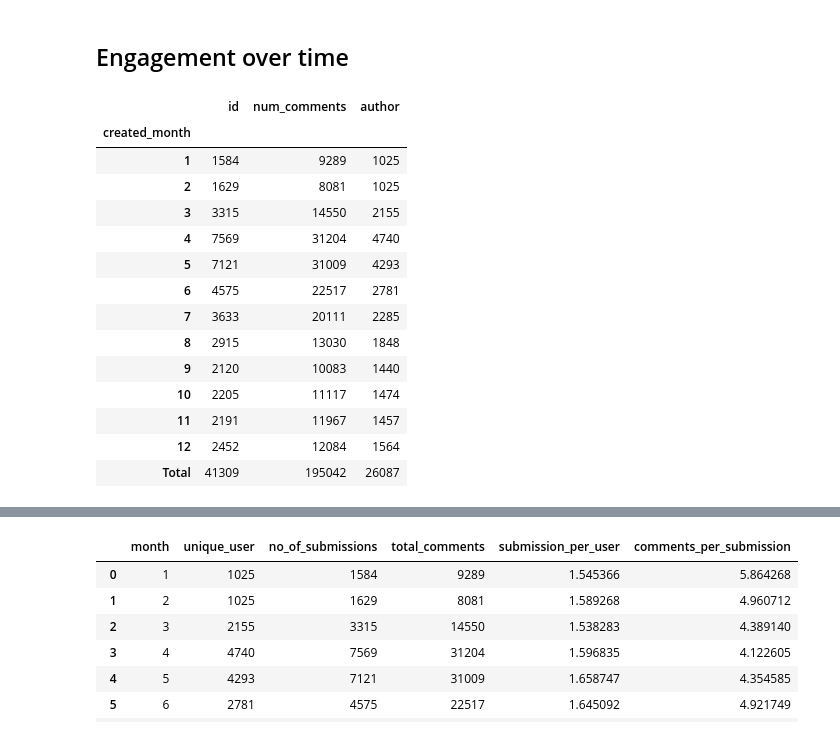
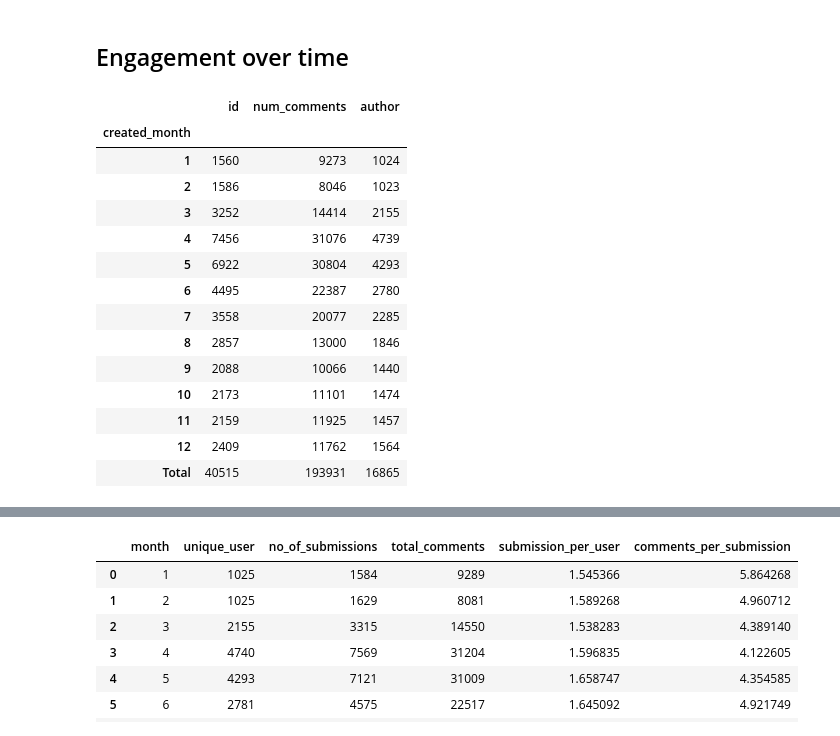
Before and after one commit to Lisa-Ho/breadit, a Jupyter notebook: notebooks/lockdown-baking-part-2-data-cleaning-classification.ipynb, the cells around one changed output, grey strips where cells are left out. Drawn from its saved outputs; the diff is of its cells as text; code cells hidden in the pictures.

Commit message:
removed duplicates +++ continued analysis of engagement over time +++ created week id

```diff
--- a/notebooks/lockdown-baking-part-2-data-cleaning-classification.ipynb
+++ b/notebooks/lockdown-baking-part-2-data-cleaning-classification.ipynb
@@ -122,6 +188,9 @@ title = replace_values(title, replace_dict)
 # strip white space at the end
 title = title.str.strip()
 
+# add new column to dataframe
+df["title_standardised"] = title
+
 print(title)
 # %% [output]
 0        first attempt at a starter really hope i manag...
@@ -163,6 +232,9 @@ for words in title.str.split(" "):
 # join titles back together
 title_no_stop_words = [" ".join(items) for items in title_no_stop_words]
 
+# add title to dataframe
+df["title_no_stop_words"] = title_no_stop_words
+
 print(title_no_stop_words[:10])
 # %% [output]
 ['first attempt starter really hope manage keep alive mixed existence opening second decade', 'skillet dutch oven sourdough rainy pacific northwest', 'last bread 2019 used brad claire recipe alive sou ...
@@ -172,6 +244,8 @@ Now we want to reduce the inflectional forms of each word into a common base or
 
 Read [this article](https://blog.bitext.com/what-is-the-difference-between-stemming-and-lemmatization/) for more information on the difference betweent stemmatising and lemmatising.
 # %%
+import en_core_web_sm
+
 # load model from SpaCy
 nlp = en_core_web_sm.load()
 
@@ -187,3 +261,5 @@ for words in pd.Series(title_no_stop_words):
 
 # join titles back together
 title_lemmatised = [" ".join(items) for items in title_lemmatised]
+
+df["title_lemmatised"] = title_lemmatised
@@ -207,0 +268,7 @@ title_lemmatised = [" ".join(items) for items in title_lemmatised]
+# %%
+# detect duplicates based on author and title standardised
+print("Number of duplicate rows: ",len(df[df[["author", "title_standardised"]].duplicated(keep="last")]))
+
+#remove duplicates and reset index
+df = df.drop_duplicates(subset=["author", "title_standardised"],keep="last").reset_index(drop=True) #data ordered by date, last = latest
+print("New number of rows: ", len(df))
@@ -212,23 +287,23 @@ title_lemmatised = [" ".join(items) for items in title_lemmatised]
 # %%
 ## Submissions and comments by month
 pivot = df.groupby("created_month")[["id", "num_comments", "author"]].agg({"id": "count",
                                                                              "num_comments":"sum",
                                                                             "author": "nunique"})
-pivot.loc['Total'] = pivot.sum() #add total row
+pivot.loc['Total'] = [df["id"].count(), df["num_comments"].sum(), df["author"].nunique()] #add total row
 pivot
 # %% [output]
 |  | id | num_comments | author |
 | created_month |  |  |  |
-| 1 | 1584 | 9289 | 1025 |
-| 2 | 1629 | 8081 | 1025 |
-| 3 | 3315 | 14550 | 2155 |
-| 4 | 7569 | 31204 | 4740 |
-| 5 | 7121 | 31009 | 4293 |
-| 6 | 4575 | 22517 | 2781 |
-| 7 | 3633 | 20111 | 2285 |
-| 8 | 2915 | 13030 | 1848 |
-| 9 | 2120 | 10083 | 1440 |
-| 10 | 2205 | 11117 | 1474 |
-| 11 | 2191 | 11967 | 1457 |
-| 12 | 2452 | 12084 | 1564 |
-| Total | 41309 | 195042 | 26087 |
+| 1 | 1560 | 9273 | 1024 |
+| 2 | 1586 | 8046 | 1023 |
+| 3 | 3252 | 14414 | 2155 |
+| 4 | 7456 | 31076 | 4739 |
+| 5 | 6922 | 30804 | 4293 |
+| 6 | 4495 | 22387 | 2780 |
+| 7 | 3558 | 20077 | 2285 |
+| 8 | 2857 | 13000 | 1846 |
+| 9 | 2088 | 10066 | 1440 |
+| 10 | 2173 | 11101 | 1474 |
+| 11 | 2159 | 11925 | 1457 |
+| 12 | 2409 | 11762 | 1564 |
+| Total | 40515 | 193931 | 16865 |
```
Also changed, not shown: parts of 20 cells of this notebook.
